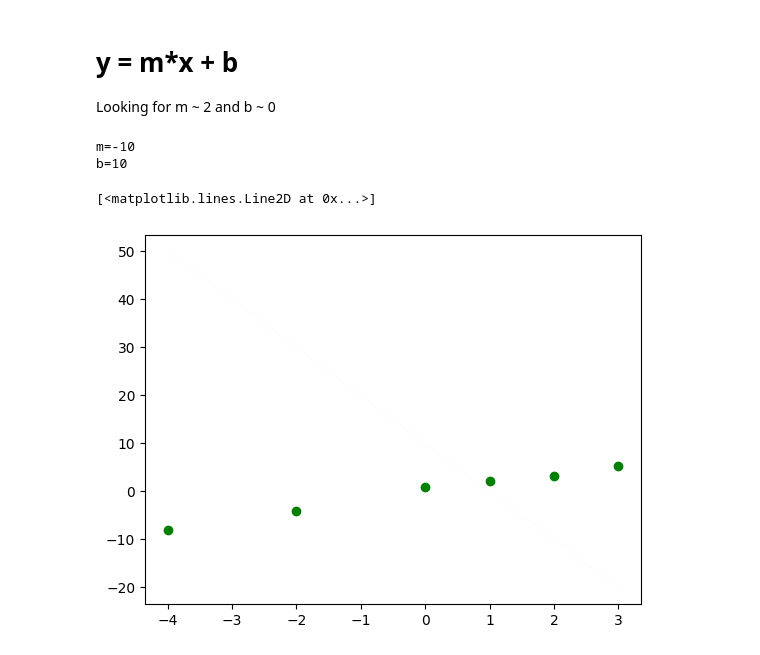
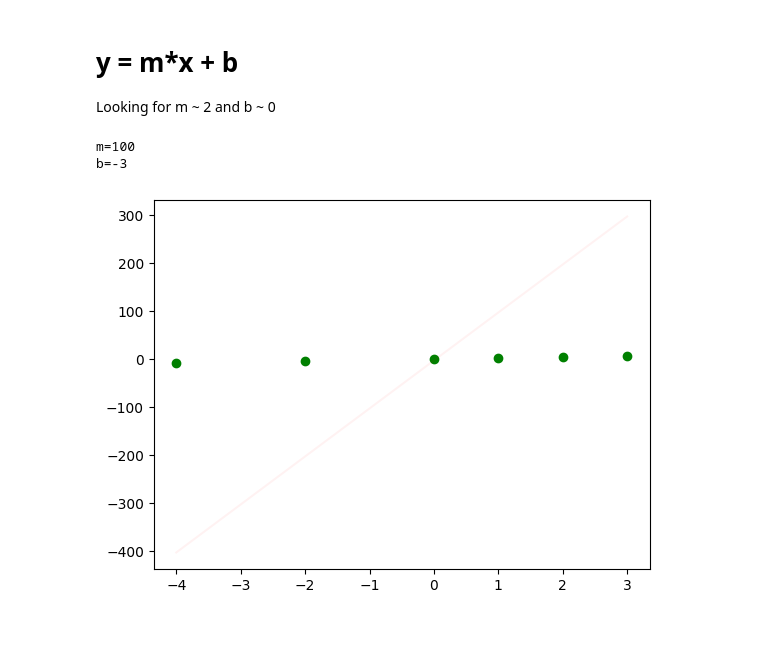
Before and after one commit to rendely/ai-notebook, a Jupyter notebook: How neural net works dumbed down.ipynb, the cells around one changed output. Drawn from its saved outputs; the diff is of its cells as text; code cells hidden in the pictures.

```diff
--- a/How neural net works dumbed down.ipynb
+++ b/How neural net works dumbed down.ipynb
@@ -26,23 +26,28 @@ random.seed(123)
 m = random.random()
 random.seed(456)
 b = random.random()
-m = -10
-b = 10
+m = 100
+b = -3
 print(f'{m=}')
 print(f'{b=}')
 # %% [output]
-m=-10
-b=10
+m=100
+b=-3
 # %%
 losses = []
 passes = 0
+frames = []
 fig, ax = plt.subplots()
 ax.plot(x, y, 'og')
 y_pred = [xi * m + b for xi in x]
-ax.plot(x, y_pred, 'r', alpha = 0.01)
+ax.plot(x, y_pred, 'r', alpha = 0.05)
+fig
+fig.canvas.draw()
+image = np.frombuffer(fig.canvas.tostring_rgb(), dtype='uint8')
+image = image.reshape(fig.canvas.get_width_height()[::-1] + (3,))
+frames.append(Image.fromarray(image))
 # %% [output]
-[<matplotlib.lines.Line2D at 0x...>]
-[figure, old version]
+[figure, new version]
 # %%
 # forward pass
 
```
Also changed, not shown: parts of 4 cells of this notebook, 3 other files.
